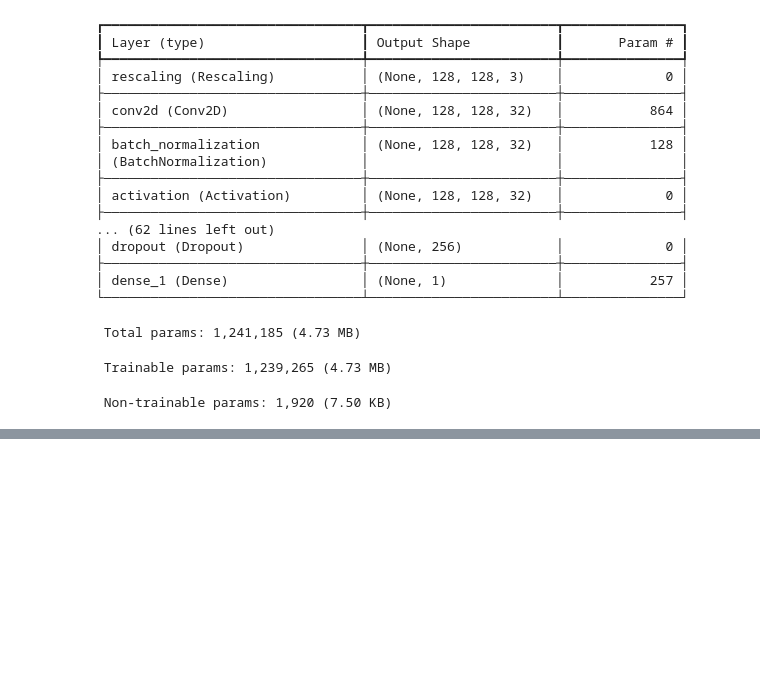
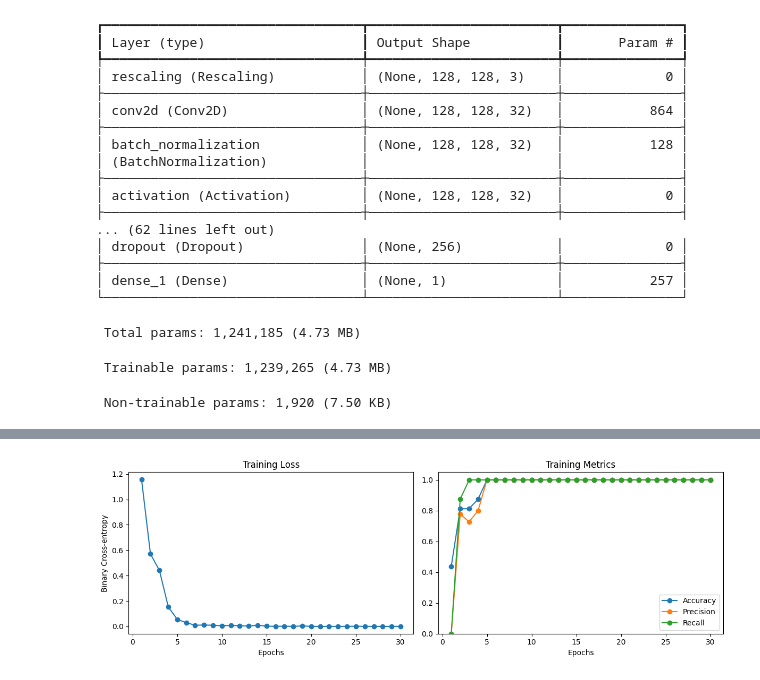
Before and after one commit to CiaraAMolloy/CNN_BIRD, a Jupyter notebook: mini_VGG.ipynb, the cells around one changed output, grey strips where cells are left out. Saved outputs shown, nothing was run; the diff lists cells and outputs as text; code cells hidden in the pictures; blank space fills up the shorter version.

```diff
--- a/mini_VGG.ipynb
+++ b/mini_VGG.ipynb
@@ -153,10 +153,23 @@ Model: "mini_vgg"
  Trainable params: 1,239,265 (4.73 MB)
  Non-trainable params: 1,920 (7.50 KB)
 # %%
-model.compile(
-    optimizer=keras.optimizers.Adam(learning_rate=0.001),
+opt = keras.optimizers.Adam(learning_rate=0.001)
+vgg_model.compile(
+    optimizer=opt,
     loss='binary_crossentropy',
     metrics=['accuracy',
              keras.metrics.Precision(name='precision'),
              keras.metrics.Recall(name='recall')]
 )
+# %%
+"""
+This is a fake image dataset to test the model.
+ones real images are ready to be used, this part of the code should be removed and replaced with the real dataset.
+"""
+
+import numpy as np
+
+x_tiny = np.random.randint(0, 256, size=(16, 128, 128, 3)).astype('float32')
+y_tiny = np.array([0, 1] * 8)
+
+history = vgg_model.fit(x_tiny, y_tiny, epochs=30, batch_size=16, verbose=1)
@@ -162,0 +194,26 @@ model.compile(
+# %%
+import matplotlib.pyplot as plt
+
+epoch_range = range(1, len(history.history['loss']) + 1)
+
+plt.figure(figsize=(12, 4))
+
+plt.subplot(1, 2, 1)
+plt.plot(epoch_range, history.history['loss'], marker='o')
+plt.title('Training Loss')
+plt.xlabel('Epochs')
+plt.ylabel('Binary Cross-entropy')
+
+plt.subplot(1, 2, 2)
+plt.plot(epoch_range, history.history['accuracy'], marker='o', label='Accuracy')
+plt.plot(epoch_range, history.history['precision'], marker='o', label='Precision')
+plt.plot(epoch_range, history.history['recall'], marker='o', label='Recall')
+plt.title('Training Metrics')
+plt.xlabel('Epochs')
+plt.ylim(0, 1.05)
+plt.legend()
+
+plt.tight_layout()
+plt.show()
+# %% [output]
+[figure, added]
```
Also changed, not shown: parts of 7 cells of this notebook, 1 other file.
